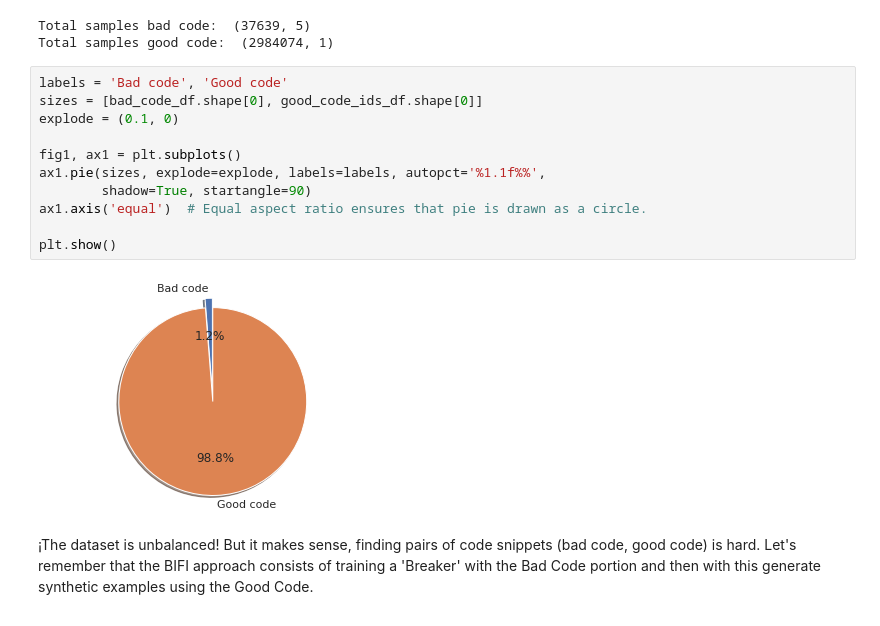
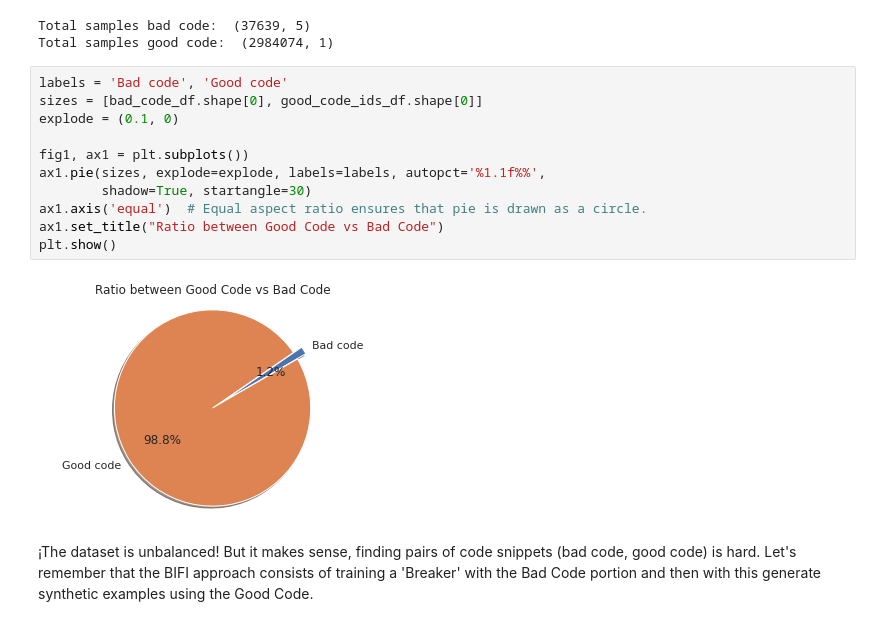
Before and after one commit to alejandro56664-2/final-project-intro-ds-2022-1, a Jupyter notebook: 3_eda/exploratory_data_analysis.ipynb, the cells around one changed output. Drawn from its saved outputs; the diff is of its cells as text.

```diff
--- a/3_eda/exploratory_data_analysis.ipynb
+++ b/3_eda/exploratory_data_analysis.ipynb
@@ -187,16 +187,16 @@ Total samples good code:  (2984074, 1)
 # %%
 labels = 'Bad code', 'Good code'
 sizes = [bad_code_df.shape[0], good_code_ids_df.shape[0]]
 explode = (0.1, 0)
 
-fig1, ax1 = plt.subplots()
+fig1, ax1 = plt.subplots())
 ax1.pie(sizes, explode=explode, labels=labels, autopct='%1.1f%%',
-        shadow=True, startangle=90)
+        shadow=True, startangle=30)
 ax1.axis('equal')  # Equal aspect ratio ensures that pie is drawn as a circle.
-
+ax1.set_title("Ratio between Good Code vs Bad Code")
 plt.show()
 # %% [output]
-[figure, old version]
+[figure, new version]
 # %% [markdown]
 ¡The dataset is unbalanced! But it makes sense, finding pairs of code snippets (bad code, good code) is hard. Let's remember that the BIFI approach consists of training a 'Breaker' with the Bad Code portion and then with this generate synthetic examples using the Good Code.
 # %% [markdown]
```
Also changed, not shown: parts of 25 cells of this notebook, 4 other files.
